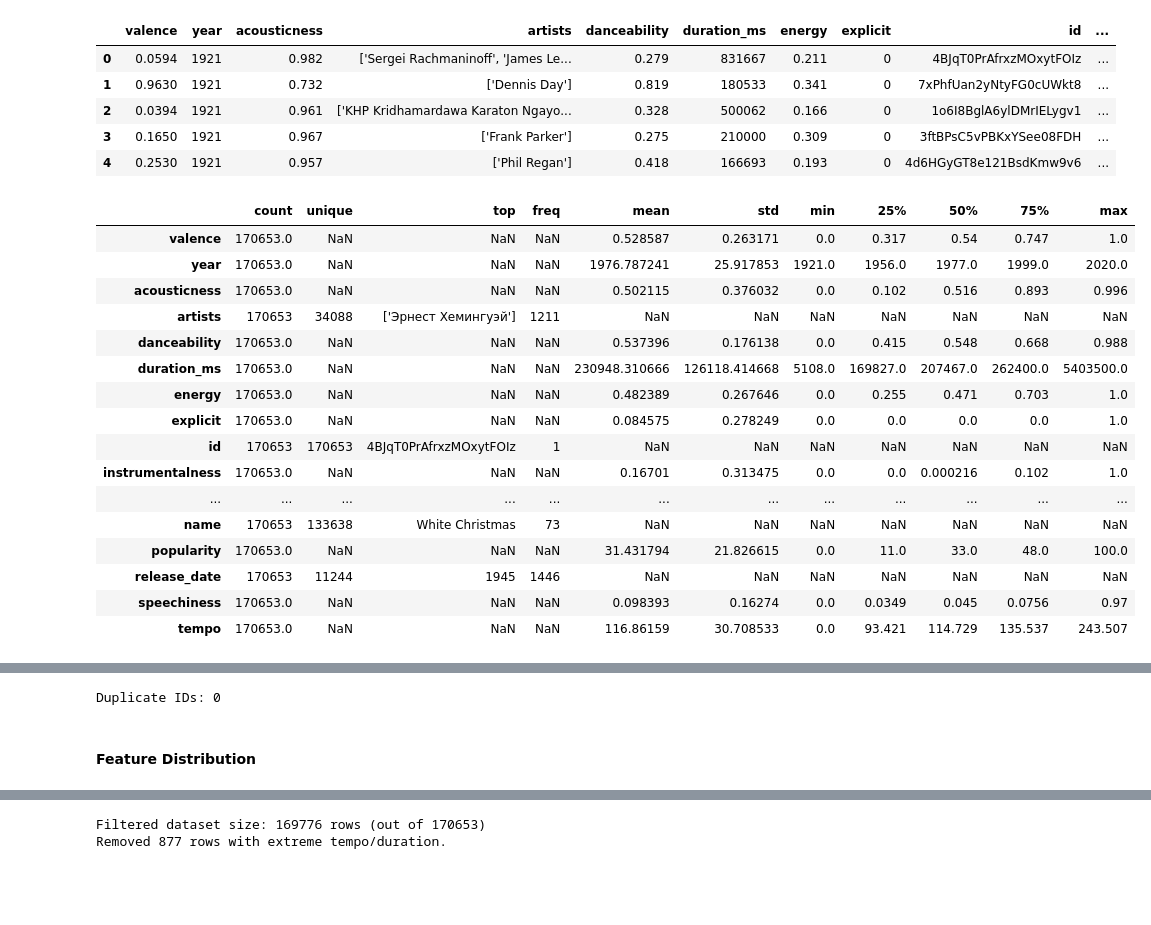
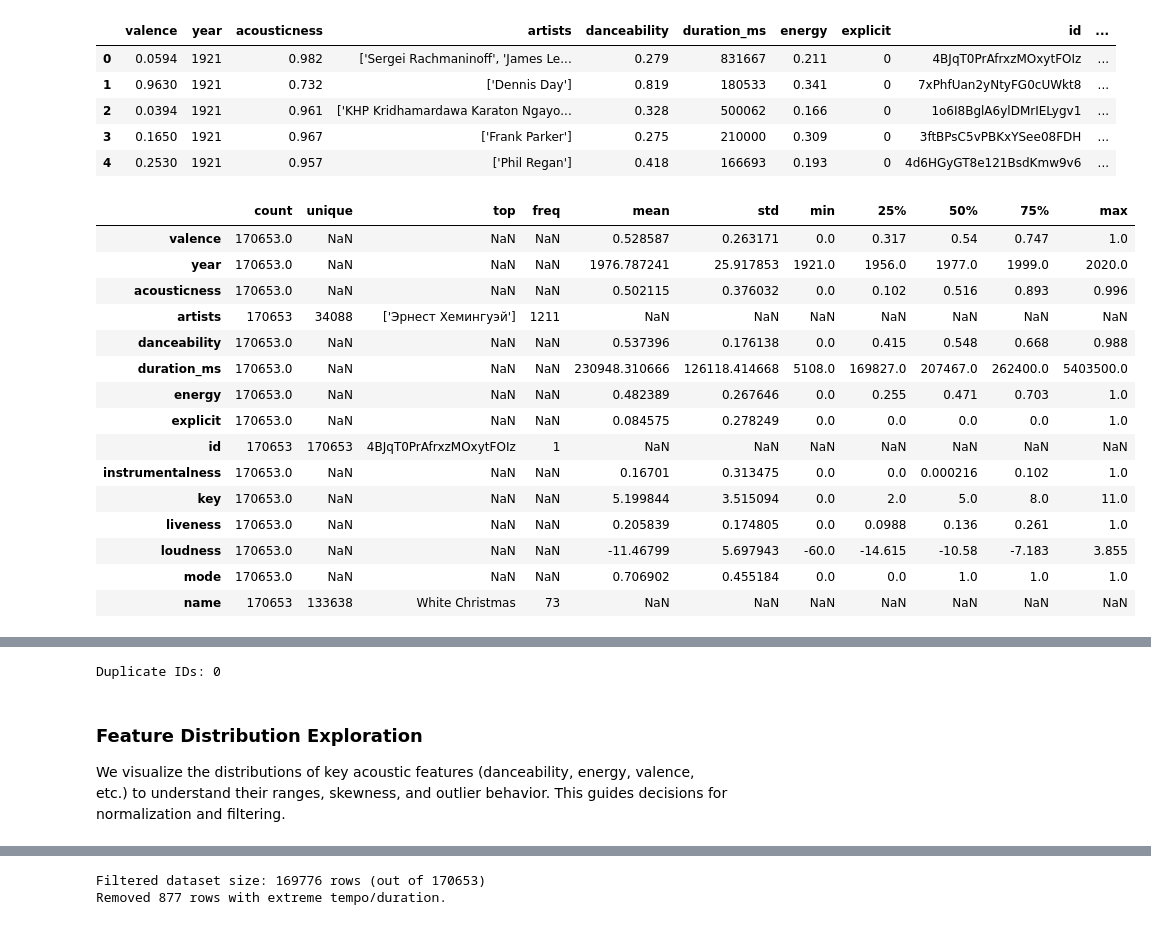
Before and after one commit to yangshengz88/Hybrid_Vector_Search, a Jupyter notebook: Spotify_Dataset_EDA.ipynb, the cells around one changed output, grey strips where cells are left out. Cells and saved outputs as stored; diff of their text form; code cells hidden in the pictures; blank space fills up the shorter version.

```diff
--- a/Spotify_Dataset_EDA.ipynb
+++ b/Spotify_Dataset_EDA.ipynb
@@ -44,25 +39,24 @@ memory usage: 24.7+ MB
 | 4 | 0.2530 | 1921 | 0.957 | ['Phil Regan'] | 0.418 | 166693 | 0.193 | 0 | 4d6HGyGT8e121BsdKmw9v6 | ... |
 # %%
 # Get the basic summaries on the dataset
-spotify.describe(include='all').transpose()
+spotify.describe(include='all').transpose().head(15)
 # %% [output]
 |  | count | unique | top | freq | mean | std | min | 25% | 50% | 75% | max |
 | valence | 170653.0 | NaN | NaN | NaN | 0.528587 | 0.263171 | 0.0 | 0.317 | 0.54 | 0.747 | 1.0 |
 | year | 170653.0 | NaN | NaN | NaN | 1976.787241 | 25.917853 | 1921.0 | 1956.0 | 1977.0 | 1999.0 | 2020.0 |
 | acousticness | 170653.0 | NaN | NaN | NaN | 0.502115 | 0.376032 | 0.0 | 0.102 | 0.516 | 0.893 | 0.996 |
 | artists | 170653 | 34088 | ['Эрнест Хемингуэй'] | 1211 | NaN | NaN | NaN | NaN | NaN | NaN | NaN |
 | danceability | 170653.0 | NaN | NaN | NaN | 0.537396 | 0.176138 | 0.0 | 0.415 | 0.548 | 0.668 | 0.988 |
 | duration_ms | 170653.0 | NaN | NaN | NaN | 230948.310666 | 126118.414668 | 5108.0 | 169827.0 | 207467.0 | 262400.0 | 5403500.0 |
 | energy | 170653.0 | NaN | NaN | NaN | 0.482389 | 0.267646 | 0.0 | 0.255 | 0.471 | 0.703 | 1.0 |
 | explicit | 170653.0 | NaN | NaN | NaN | 0.084575 | 0.278249 | 0.0 | 0.0 | 0.0 | 0.0 | 1.0 |
 | id | 170653 | 170653 | 4BJqT0PrAfrxzMOxytFOIz | 1 | NaN | NaN | NaN | NaN | NaN | NaN | NaN |
 | instrumentalness | 170653.0 | NaN | NaN | NaN | 0.16701 | 0.313475 | 0.0 | 0.0 | 0.000216 | 0.102 | 1.0 |
-| ... | ... | ... | ... | ... | ... | ... | ... | ... | ... | ... | ... |
+| key | 170653.0 | NaN | NaN | NaN | 5.199844 | 3.515094 | 0.0 | 2.0 | 5.0 | 8.0 | 11.0 |
+| liveness | 170653.0 | NaN | NaN | NaN | 0.205839 | 0.174805 | 0.0 | 0.0988 | 0.136 | 0.261 | 1.0 |
+| loudness | 170653.0 | NaN | NaN | NaN | -11.46799 | 5.697943 | -60.0 | -14.615 | -10.58 | -7.183 | 3.855 |
+| mode | 170653.0 | NaN | NaN | NaN | 0.706902 | 0.455184 | 0.0 | 0.0 | 1.0 | 1.0 | 1.0 |
 | name | 170653 | 133638 | White Christmas | 73 | NaN | NaN | NaN | NaN | NaN | NaN | NaN |
-| popularity | 170653.0 | NaN | NaN | NaN | 31.431794 | 21.826615 | 0.0 | 11.0 | 33.0 | 48.0 | 100.0 |
-| release_date | 170653 | 11244 | 1945 | 1446 | NaN | NaN | NaN | NaN | NaN | NaN | NaN |
-| speechiness | 170653.0 | NaN | NaN | NaN | 0.098393 | 0.16274 | 0.0 | 0.0349 | 0.045 | 0.0756 | 0.97 |
-| tempo | 170653.0 | NaN | NaN | NaN | 116.86159 | 30.708533 | 0.0 | 93.421 | 114.729 | 135.537 | 243.507 |
 # %%
 #Check for missing values
 spotify.isnull().sum().sort_values(ascending=False).head(10)
@@ -93,8 +87,9 @@ duplicates = spotify.duplicated(subset=['id']).sum()
 print(f"Duplicate IDs: {duplicates}")
 # %% [output]
 Duplicate IDs: 0
-# %% [markdown]
-#### Feature Distribution
+# %% [markdown]
+### Feature Distribution Exploration
+We visualize the distributions of key acoustic features (danceability, energy, valence, etc.) to understand their ranges, skewness, and outlier behavior. This guides decisions for normalization and filtering.
 # %%
 num_cols = ['danceability', 'energy', 'valence', 'tempo', 'acousticness',
             'instrumentalness', 'liveness', 'speechiness', 'popularity']
```
Also changed, not shown: parts of 21 cells of this notebook, 3 other files.
